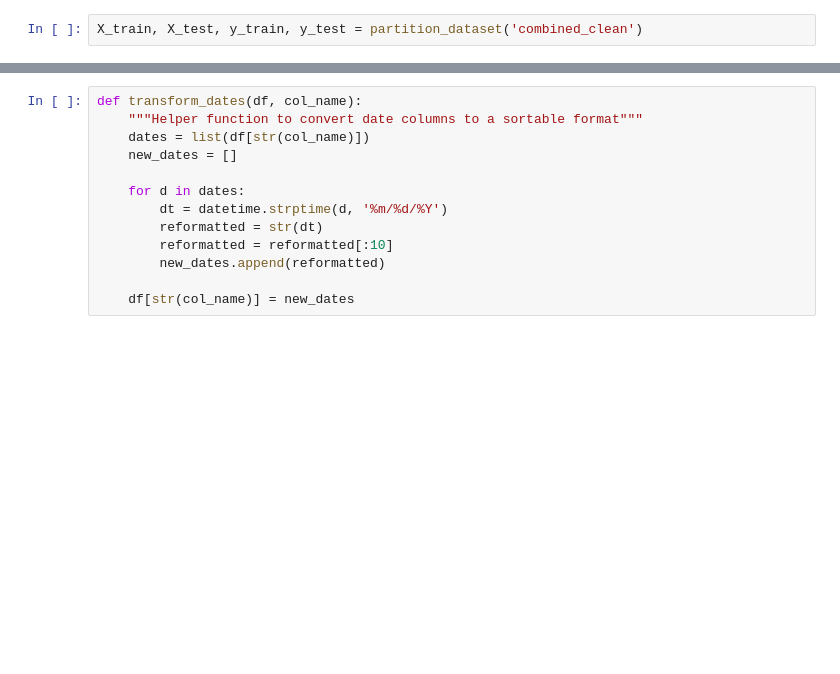
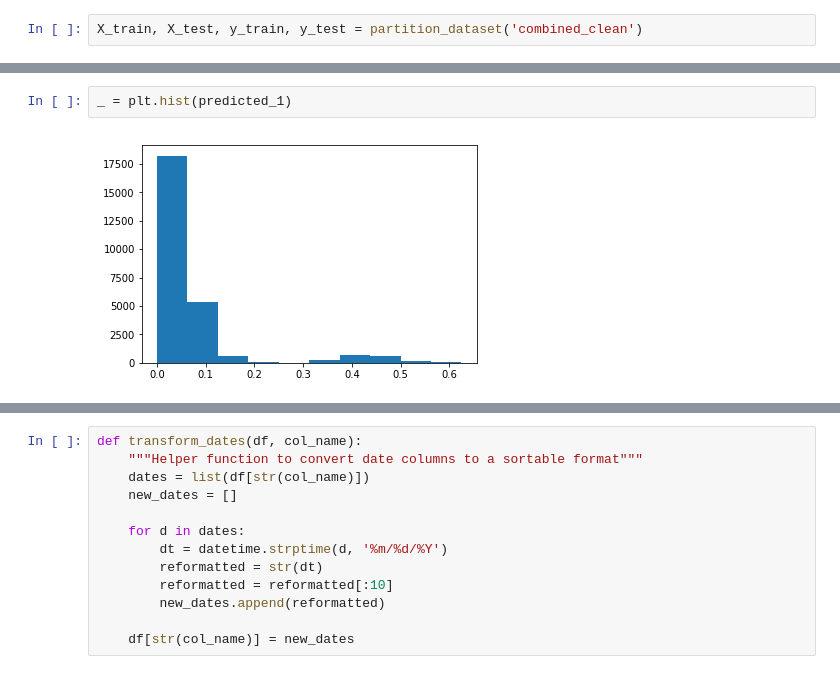
Before and after one commit to jlewis425/anomalies-in-earnings-release-reactions, a Jupyter notebook: pre_processing_sandbox.ipynb, the cells around one changed output, grey strips where cells are left out. Cells and saved outputs as stored; diff of their text form; blank space fills up the shorter version.

```diff
--- a/pre_processing_sandbox.ipynb
+++ b/pre_processing_sandbox.ipynb
@@ -100,0 +173,4 @@ X_test = test_partition.values[:,features]
+# %%
+_ = plt.hist(predicted_1)
+# %% [output]
+[figure, added]
```
Also changed, not shown: parts of 36 cells of this notebook.
